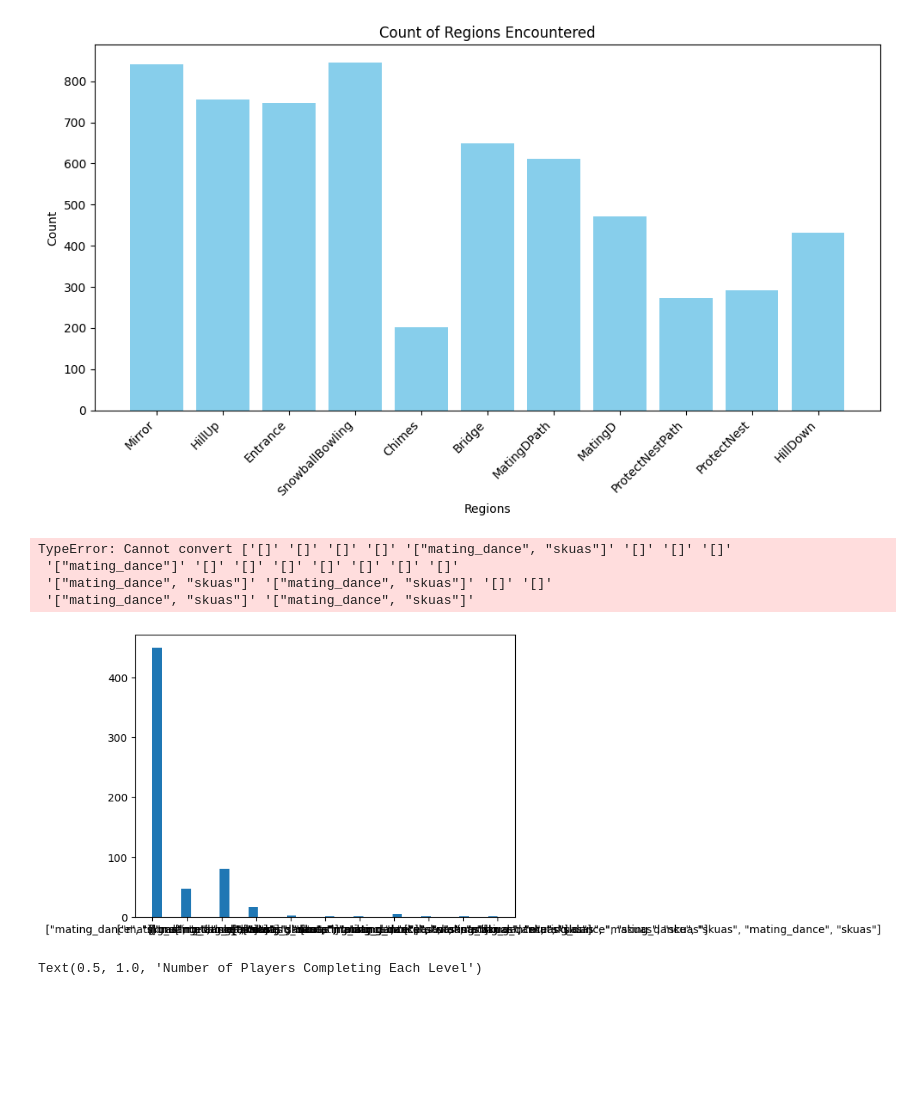
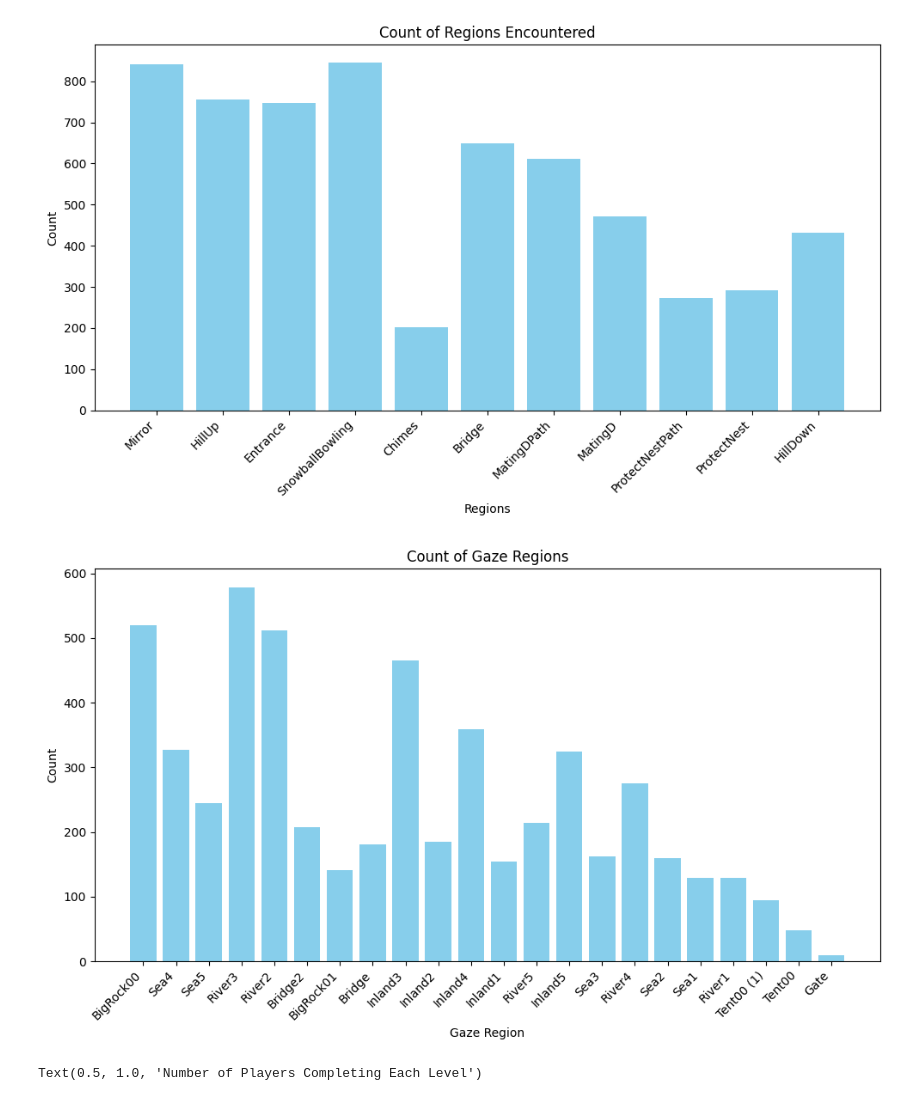
Before and after one commit to opengamedata/opengamedata-samples, a Jupyter notebook: PENGUINS/explore/Penguins_explore_sessions.ipynb, the cells around one changed output. Cells and saved outputs as stored; diff of their text form; code cells hidden in the pictures; blank space fills up the shorter version.

```diff
--- a/PENGUINS/explore/Penguins_explore_sessions.ipynb
+++ b/PENGUINS/explore/Penguins_explore_sessions.ipynb
@@ -607,21 +594,27 @@ plt.show()
 # %% [output]
 Counter({'SnowballBowling': 846, 'Mirror': 841, 'HillUp': 755, 'Entrance': 748, 'Bridge': 648, 'MatingDPath': 611, 'MatingD': 471, 'HillDown': 432, 'ProtectNest': 292, 'ProtectNestPath': 274, 'Chimes' ...
 [figure]
-# %%
-# RegionsEncountered
-f, ax = plt.subplots()
-ax.hist(per_player_levels_completed, bins=36)
-ax.axvline(x=per_player_levels_completed.median(), linestyle='--', color='k', label="Median")
-ax.text(x=per_player_levels_completed.median() + 0.25, y=1500, s="Median", rotation=-90)
-ax.set_xlabel("Number of levels completed")
-ax.set_ylabel("Number of sessions")
-ax.set_title("Histogram for # of Different Levels Completed")
-# %% [output]
-TypeError: Cannot convert ['[]' '[]' '[]' '[]' '["mating_dance", "skuas"]' '[]' '[]' '[]'
- '["mating_dance"]' '[]' '[]' '[]' '[]' '[]' '[]' '[]'
- '["mating_dance", "skuas"]' '["mating_dance", "skuas"]' '[]' '[]'
- '["mating_dance", "skuas"]' '["mating_dance", "skuas"]'
-[figure, removed]
+# %%
+# Step 1: Convert string representations back into their original formats
+df_session['GazeCount'] = df_session['GazeCount'].apply(lambda x: ast.literal_eval(x) if isinstance(x, str) else x)
+
+# Step 2: Flatten the dictionaries in the 'GazeCount' column and count the occurrences of each gaze region
+all_gaze_counts = [item for sublist in df_session['GazeCount'].dropna() for item in sublist.items()]
+gaze_regions, counts = zip(*all_gaze_counts)
+gaze_counts = Counter(gaze_regions)
+
+# Step 3: Create a bar plot
+plt.figure(figsize=(10, 6))
+regions, counts = zip(*gaze_counts.items())
+plt.bar(regions, counts, color='skyblue')
+plt.xlabel('Gaze Region')
+plt.ylabel('Count')
+plt.title('Count of Gaze Regions')
+plt.xticks(rotation=45, ha='right')
+plt.tight_layout()
+plt.show()
+# %% [output]
+[figure, added]
 # %%
 per_level_completions = level_completion_columns.sum(axis=0)
 f,ax = plt.subplots(figsize=(12, 5))
```
Also changed, not shown: parts of 5 cells of this notebook.
